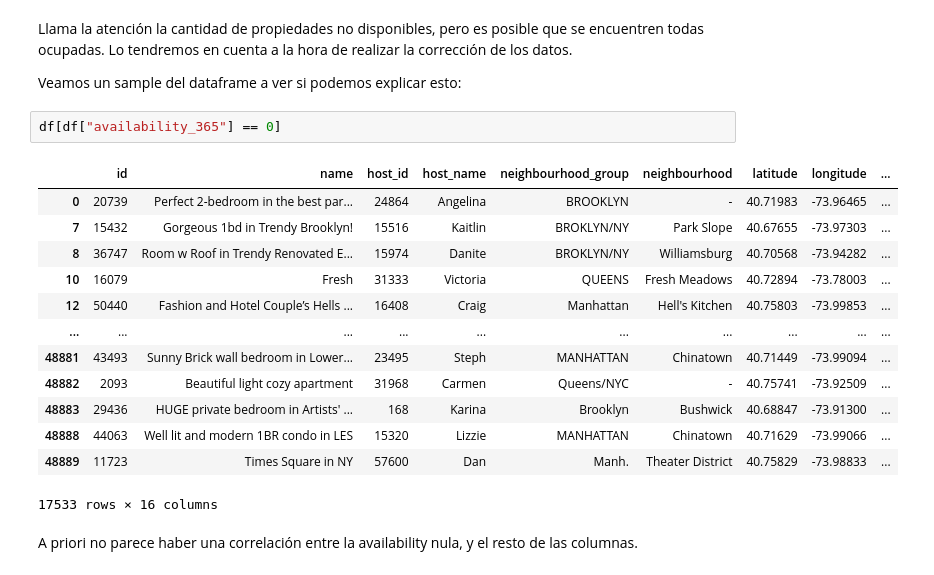
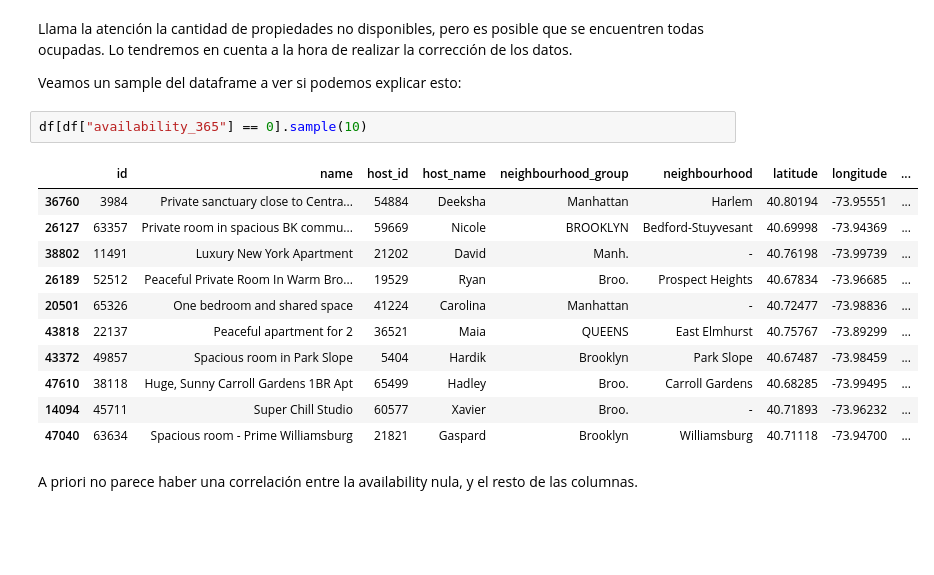
Before and after one commit to JuanDiegoYoung/NY-Airbnb-data-analysis, a Jupyter notebook: Part_1_Data_Quality.ipynb, the cells around one changed output. Cells and saved outputs as stored; diff of their text form; blank space fills up the shorter version.

```diff
--- a/Part_1_Data_Quality.ipynb
+++ b/Part_1_Data_Quality.ipynb
@@ -573,21 +559,19 @@ Llama la atención la cantidad de propiedades no disponibles, pero es posible qu
 
 Veamos un sample del dataframe a ver si podemos explicar esto:
 # %%
-df[df["availability_365"] == 0]
+df[df["availability_365"] == 0].sample(10)
 # %% [output]
 |  | id | name | host_id | host_name | neighbourhood_group | neighbourhood | latitude | longitude | ... |
-| 0 | 20739 | Perfect 2-bedroom in the best par... | 24864 | Angelina | BROOKLYN | - | 40.71983 | -73.96465 | ... |
-| 7 | 15432 | Gorgeous 1bd in Trendy Brooklyn! | 15516 | Kaitlin | BROKLYN/NY | Park Slope | 40.67655 | -73.97303 | ... |
-| 8 | 36747 | Room w Roof in Trendy Renovated E... | 15974 | Danite | BROKLYN/NY | Williamsburg | 40.70568 | -73.94282 | ... |
-| 10 | 16079 | Fresh | 31333 | Victoria | QUEENS | Fresh Meadows | 40.72894 | -73.78003 | ... |
-| 12 | 50440 | Fashion and Hotel Couple’s Hells ... | 16408 | Craig | Manhattan | Hell's Kitchen | 40.75803 | -73.99853 | ... |
-| ... | ... | ... | ... | ... | ... | ... | ... | ... | ... |
-| 48881 | 43493 | Sunny Brick wall bedroom in Lower... | 23495 | Steph | MANHATTAN | Chinatown | 40.71449 | -73.99094 | ... |
-| 48882 | 2093 | Beautiful light cozy apartment | 31968 | Carmen | Queens/NYC | - | 40.75741 | -73.92509 | ... |
-| 48883 | 29436 | HUGE private bedroom in Artists' ... | 168 | Karina | Brooklyn | Bushwick | 40.68847 | -73.91300 | ... |
-| 48888 | 44063 | Well lit and modern 1BR condo in LES | 15320 | Lizzie | MANHATTAN | Chinatown | 40.71629 | -73.99066 | ... |
-| 48889 | 11723 | Times Square in NY | 57600 | Dan | Manh. | Theater District | 40.75829 | -73.98833 | ... |
+| 36760 | 3984 | Private sanctuary close to Centra... | 54884 | Deeksha | Manhattan | Harlem | 40.80194 | -73.95551 | ... |
+| 26127 | 63357 | Private room in spacious BK commu... | 59669 | Nicole | BROOKLYN | Bedford-Stuyvesant | 40.69998 | -73.94369 | ... |
+| 38802 | 11491 | Luxury New York Apartment | 21202 | David | Manh. | - | 40.76198 | -73.99739 | ... |
+| 26189 | 52512 | Peaceful Private Room In Warm Bro... | 19529 | Ryan | Broo. | Prospect Heights | 40.67834 | -73.96685 | ... |
+| 20501 | 65326 | One bedroom and shared space | 41224 | Carolina | Manhattan | - | 40.72477 | -73.98836 | ... |
+| 43818 | 22137 | Peaceful apartment for 2 | 36521 | Maia | QUEENS | East Elmhurst | 40.75767 | -73.89299 | ... |
+| 43372 | 49857 | Spacious room in Park Slope | 5404 | Hardik | Brooklyn | Park Slope | 40.67487 | -73.98459 | ... |
+| 47610 | 38118 | Huge, Sunny Carroll Gardens 1BR Apt | 65499 | Hadley | Broo. | Carroll Gardens | 40.68285 | -73.99495 | ... |
+| 14094 | 45711 | Super Chill Studio | 60577 | Xavier | Broo. | - | 40.71893 | -73.96232 | ... |
+| 47040 | 63634 | Spacious room - Prime Williamsburg | 21821 | Gaspard | Brooklyn | Williamsburg | 40.71118 | -73.94700 | ... |
-17533 rows × 16 columns
 # %% [markdown]
 A priori no parece haber una correlación entre la availability nula, y el resto de las columnas.
 # %% [markdown]
```
Also changed, not shown: parts of 4 cells of this notebook.
